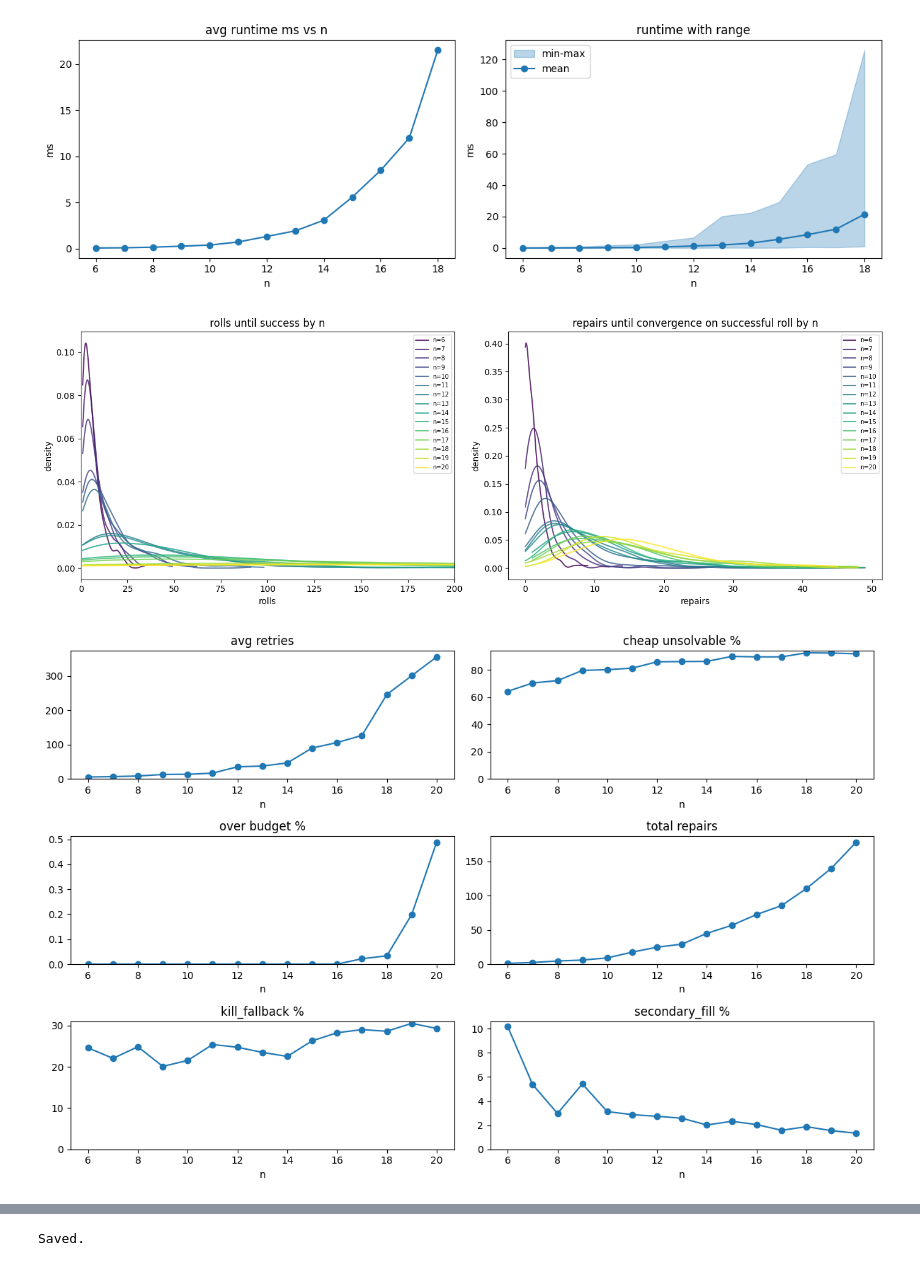
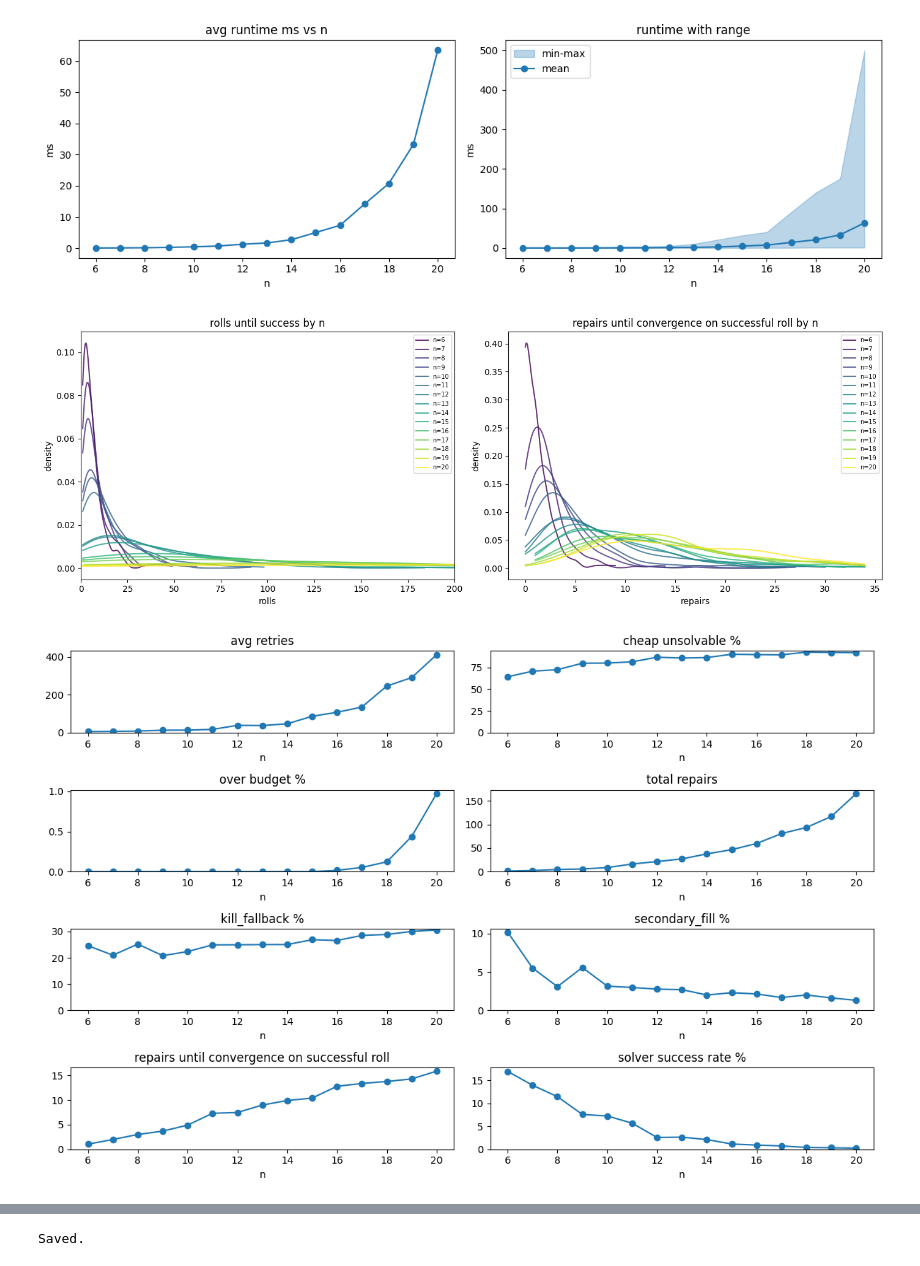
Before and after one commit to CursorwebGames/2DThreePen, a Jupyter notebook: research/experiments/rust_preview.ipynb, the cells around one changed output, grey strips where cells are left out. Drawn from its saved outputs; the diff is of its cells as text; code cells hidden in the pictures.

```diff
--- a/research/experiments/rust_preview.ipynb
+++ b/research/experiments/rust_preview.ipynb
@@ -5,11 +5,21 @@ import numpy as np
 import subprocess
 import json
 
-def run_bench(n: int, runs: int = 100) -> dict:
+# compile binary so subsequent ones are fast
+subprocess.run(["cargo", "build", "--profile", "fast", "--bin", "bench"], cwd="../../wasm", check=True)
+
+def run_bench(n: int, runs: int = 200, timeout: float = 30) -> dict:
     cmd = ["cargo", "run", "--profile", "fast", "--bin", "bench", "--", str(n), str(runs)]
-    result = subprocess.run(cmd, capture_output=True, text=True, cwd="../../wasm")
+    result = subprocess.run(cmd, capture_output=True, text=True, cwd="../../wasm", timeout=timeout)
     result.check_returncode()
     return json.loads(result.stdout)
 # %%
+import time
+
 ns_to_plot = list(range(6, 21))
-all_data = {n: run_bench(n, runs=200) for n in ns_to_plot}
+all_data = {}
+
+for n in ns_to_plot:
+    t1 = time.time()
+    all_data[n] = run_bench(n, runs=200)
+    print(f"n={n} done ({time.time()-t1:.1f}s)")
@@ -82,7 +108,7 @@ ax2.legend()
 plt.tight_layout()
 plt.show()
 # %% [output]
-[figure, old version]
+[figure, new version]
 # %%
 from scipy.stats import gaussian_kde
 
@@ -111,35 +137,37 @@ ax2.legend(fontsize=7)
 plt.tight_layout()
 plt.show()
 # %% [output]
-[figure, old version]
+[figure, new version]
 # %%
 def avg(n, key):
     return np.mean(all_data[n][key])
 
 
 def pct(n, key, denom_key):
     return 100.0 * np.sum(all_data[n][key]) / np.sum(all_data[n][denom_key])
 
 
 keys_fns = [
     ("avg retries", lambda n: avg(n, "rolls")),
     ("cheap unsolvable %", lambda n: pct(n, "unsolvable", "rolls")),
     ("over budget %", lambda n: pct(n, "over_budget", "solves")),
     ("total repairs", lambda n: avg(n, "repairs")),
     ("kill_fallback %", lambda n: pct(n, "kill_fallback", "repairs")),
-    ("secondary_fill %", lambda n: pct(n, "secondary_fills", "rolls"))
+    ("secondary_fill %", lambda n: pct(n, "secondary_fills", "rolls")),
+    ("repairs until convergence on successful roll", lambda n: avg(n, "success_repairs")),
+    ("solver success rate %", lambda n: 100 / avg(n, "rolls")), # hacky geom dist approx
 ]
 
-fig, axes = plt.subplots(3, 2, figsize=(12, 8))
+fig, axes = plt.subplots(4, 2, figsize=(12, 8))
 for ax, (title, fn) in zip(axes.flat, keys_fns):
     ax.plot(ns_to_plot, [fn(n) for n in ns_to_plot], marker="o")
     ax.set_xlabel("n")
     ax.set_title(title)
     ax.set_ylim(bottom=0)
 plt.tight_layout()
 plt.show()
 # %% [output]
-[figure, old version]
+[figure, new version]
 # %%
 from scipy.stats import gaussian_kde
 from scipy.optimize import curve_fit
```
Also changed, not shown: parts of 7 cells of this notebook, 5 other files.
